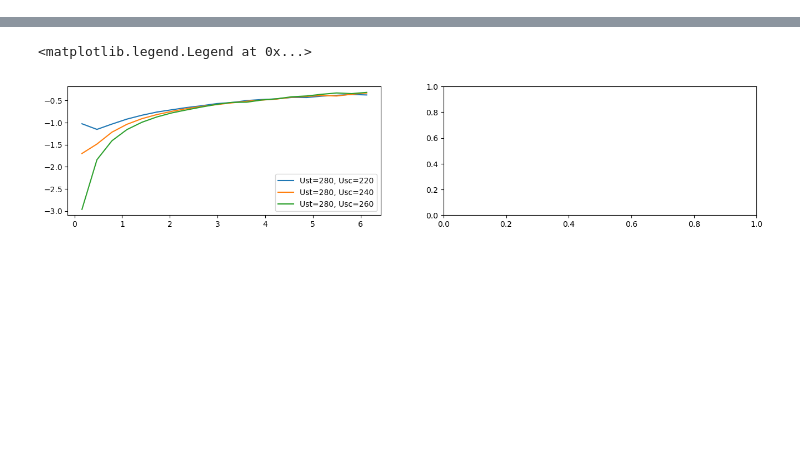
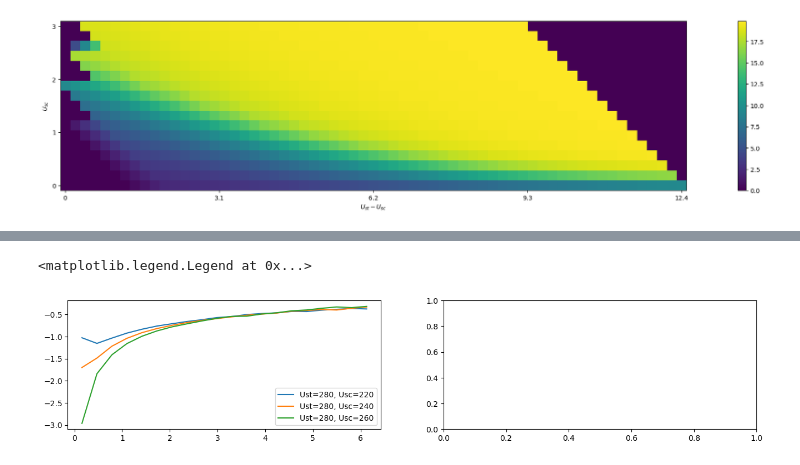
Before and after one commit to DanielSpringer/DynamicalU_Susceptibility, a Jupyter notebook: PhaseSpace/Heatmap_Plots_newaxis.ipynb, the cells around one changed output, grey strips where cells are left out. Cells and saved outputs as stored; diff of their text form; code cells hidden in the pictures; blank space fills up the shorter version.

```diff
--- a/PhaseSpace/Heatmap_Plots_newaxis.ipynb
+++ b/PhaseSpace/Heatmap_Plots_newaxis.ipynb
@@ -420,0 +448,86 @@ print(data_np[freq]["doubleocc"][:,:,2].shape)
+# %%
+# print(data["w0_2"].keys())
+# print(data["w0_2"]["1000"].keys())
+data_alt = {}
+steps = np.linspace(0,62,63, dtype=int)
+Ualt = 1240-steps*20
+
+for sc in U_sc:
+    data_alt[str(sc)] = {}
+    for n in steps:
+        data_alt[str(sc)][str(n*20)] = {}
+        data_alt[str(sc)][str(n*20)]["szsz"] = 0
+        # data_alt[str(sc)][str(1160-200-n*20)]["szsz"] =
+# print(data_alt["0"].keys())
+
+l = 0
+for st in data[freq].keys():
+    k = 0
+    for sc in data[freq][st]:
+        # print(st, sc)
+        # if int(st)-int(sc)>-1 and data[frequencies[0]][str(st)][str(sc)]["szsz"] > 0 and data[frequencies[0]][str(st)][str(sc)]["szsz"] < 1:
+            # print(sc,st-sc)
+        data_alt[str(sc)][str(int(st)-int(sc))]["szsz"] = data[frequencies[0]][str(st)][str(sc)]["szsz"]
+
+
+for sc in U_sc:
+    if int(sc) < 111220:
+        for st in U_st:
+            if st-sc-60 > 0:
+                upper = data_alt[str(sc)][str(st-sc)]["szsz"]
+                lower = data_alt[str(sc)][str(st-sc-80)]["szsz"]
+                diff = (lower - upper) / 4
+                data_alt[str(sc)][str(st-sc-20)]["szsz"] = data_alt[str(sc)][str(st-sc)]["szsz"] + 1*diff / 1
+                data_alt[str(sc)][str(st-sc-40)]["szsz"] = data_alt[str(sc)][str(st-sc)]["szsz"] + 2*diff / 1
+                data_alt[str(sc)][str(st-sc-60)]["szsz"] = data_alt[str(sc)][str(st-sc)]["szsz"] + 3*diff / 1
+                # print(data_alt[str(sc)][str(st-sc)]["szsz"], data_alt[str(sc)][str(st-sc-20)]["szsz"], data_alt[str(sc)][str(st-sc-40)]["szsz"], data_alt[str(sc)][str(st-sc-60)]["szsz"], data_alt[str(sc)][str(st-sc-80)]["szsz"])
+
+# print(data_alt.keys())
+# print(data_alt["360"].keys())
+data_alt_np = np.zeros( (len(data_alt.keys()), len(data_alt["200"].keys()), 3) )
+
+for m, k1 in enumerate(data_alt.keys()):
+    for n, k2 in enumerate(data_alt[k1].keys()):
+        # print(k1,k2, data_alt[k1][k2]["szsz"])
+        data_alt_np[m,n,0] = data_alt[k1][k2]["szsz"]
+        data_alt_np[m,n,1] = k1
+        data_alt_np[m,n,2] = k2
+
+# data_alt_np[:,:,0][data_alt_np[:,:,0]<0] = 0.0
+# data_alt_np[:,:,0][data_alt_np[:,:,0]>1] = 0.0
+
+yticks = np.linspace(0,16,4)
+yticklabels = [3,2,1,0]
+xticks = np.linspace(0,62,5)
+xticklabels = [0,3.1,6.2,9.3,12.4]
+
+fig, ax = plt.subplots(ncols=1, nrows=1, figsize=(30,5))
+# ax.imshow((data_alt_np[:,:,0]))
+pos = ax.imshow(np.flip(data_alt_np[:,:,0], axis=0))
+ax.set_xticks(xticks)
+ax.set_xticklabels(xticklabels)
+ax.set_yticks(yticks)
+ax.set_yticklabels(yticklabels)
+ax.set_xlabel(r'$U_{st} - U_{sc}$')
+ax.set_ylabel(r'$U_{sc}$')
+fig.colorbar(pos, ax=ax)
+
+yticks = np.linspace(0,16,4)
+yticklabels = [0,1,2,3]
+xticks = np.linspace(0,14,5)
+xticklabels = [2,4.6,7.2,9.8,12.4]
+
+fig, ax = plt.subplots(figsize=(25,10))
+ax.imshow(data_np[freq]["szsz"][:,:,2].transpose())
+ax.set_xticks(xticks)
+ax.set_xticklabels(xticklabels)
+ax.set_yticks(yticks)
+ax.set_yticklabels(yticklabels)
+ax.set_xlabel(r'$U_{st}$')
+ax.set_ylabel(r'$U_{sc}$')
+ax.invert_yaxis()
+
+# print(data_np[freq]["szsz"][:,:,2])
+# print(data_alt_np[:3,:3,0])
+# %% [output]
+[figure, added]
```
Also changed, not shown: parts of 5 cells of this notebook.
